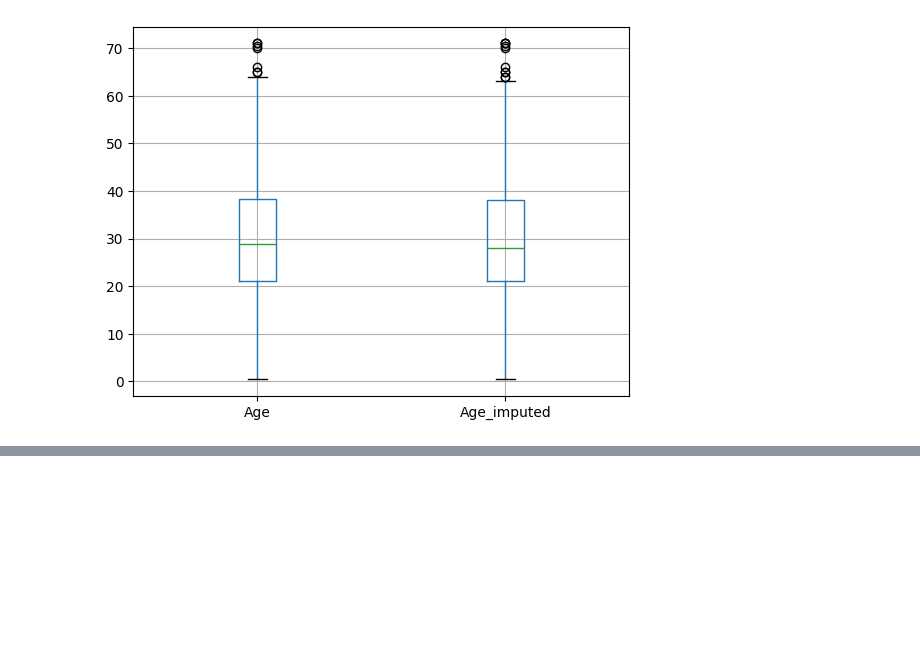
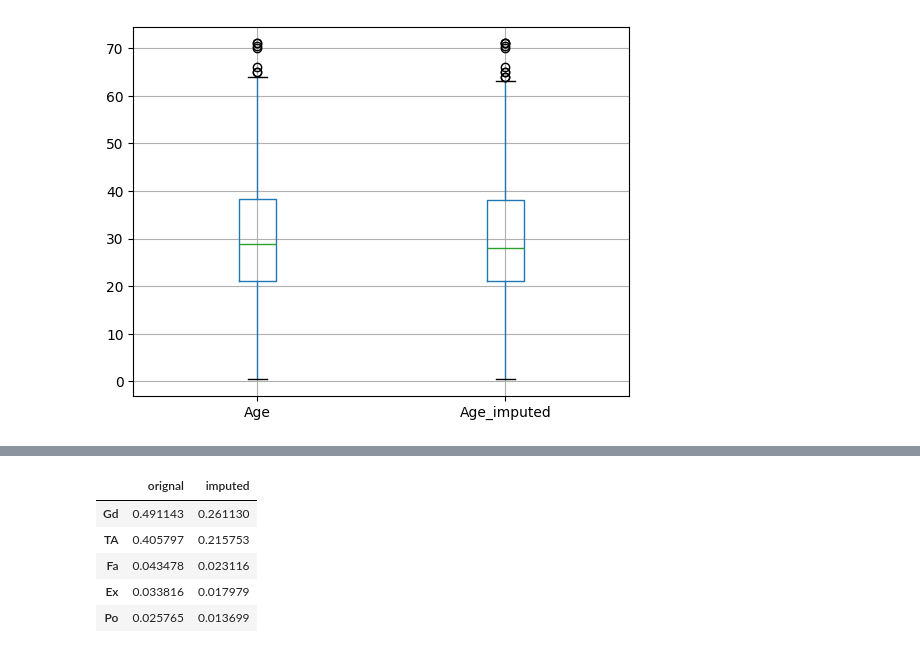
Before and after one commit to Salmankhan0518/Machine-Learning, a Jupyter notebook: 38-Missing Indicator-Random Sample Imputation/RandomSampleImputer.ipynb, the cells around one changed output, grey strips where cells are left out. Cells and saved outputs as stored; diff of their text form; code cells hidden in the pictures; blank space fills up the shorter version.

```diff
--- a/38-Missing Indicator-Random Sample Imputation/RandomSampleImputer.ipynb
+++ b/38-Missing Indicator-Random Sample Imputation/RandomSampleImputer.ipynb
@@ -152,0 +230,16 @@ SyntaxError: unmatched ')' (1636247082.py, line 1)
+# %%
+temp = pd.concat([
+    X_train['FireplaceQu'].value_counts() / len(X_train['FireplaceQu'].dropna()),
+    X_train['FireplaceQu_imputed'].value_counts() / len(X_train),
+], axis=1)
+
+temp.columns = ['orignal', 'imputed']
+# %%
+temp
+# %% [output]
+|  | orignal | imputed |
+| Gd | 0.491143 | 0.261130 |
+| TA | 0.405797 | 0.215753 |
+| Fa | 0.043478 | 0.023116 |
+| Ex | 0.033816 | 0.017979 |
+| Po | 0.025765 | 0.013699 |
```
Also changed, not shown: parts of 11 cells of this notebook, 1 other file.
